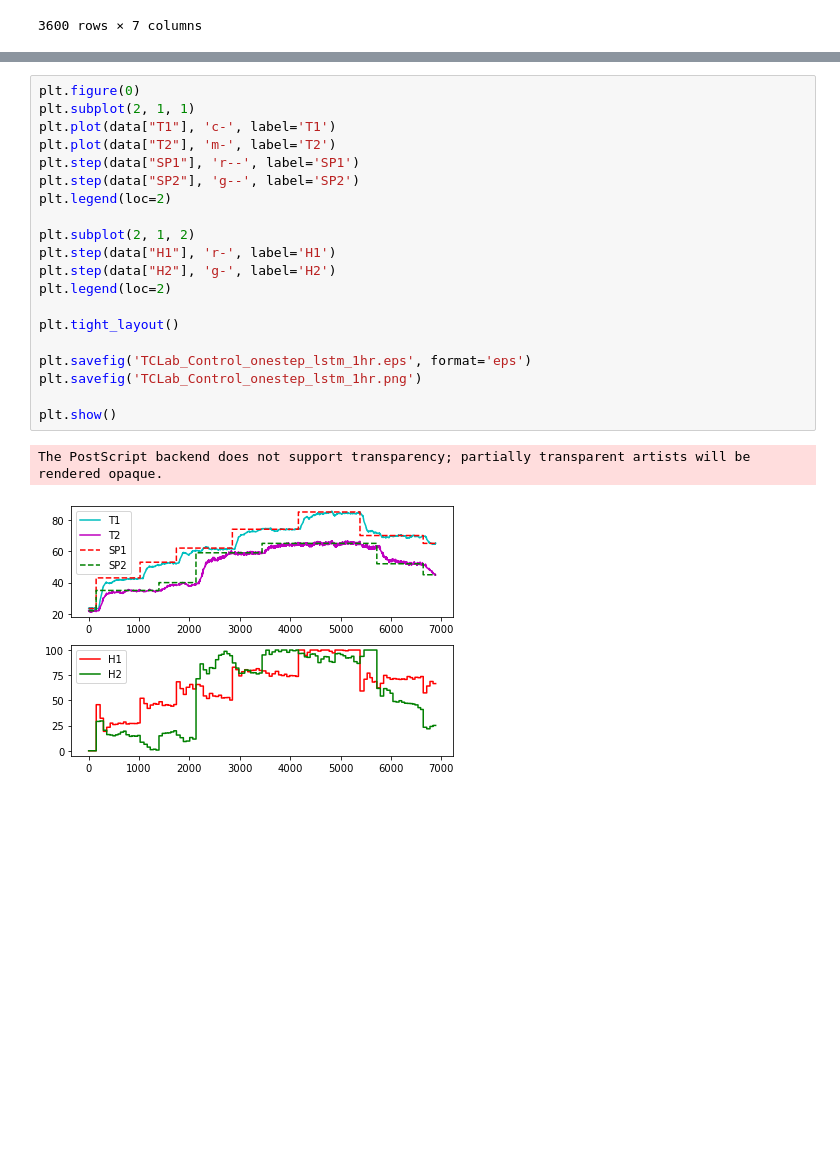
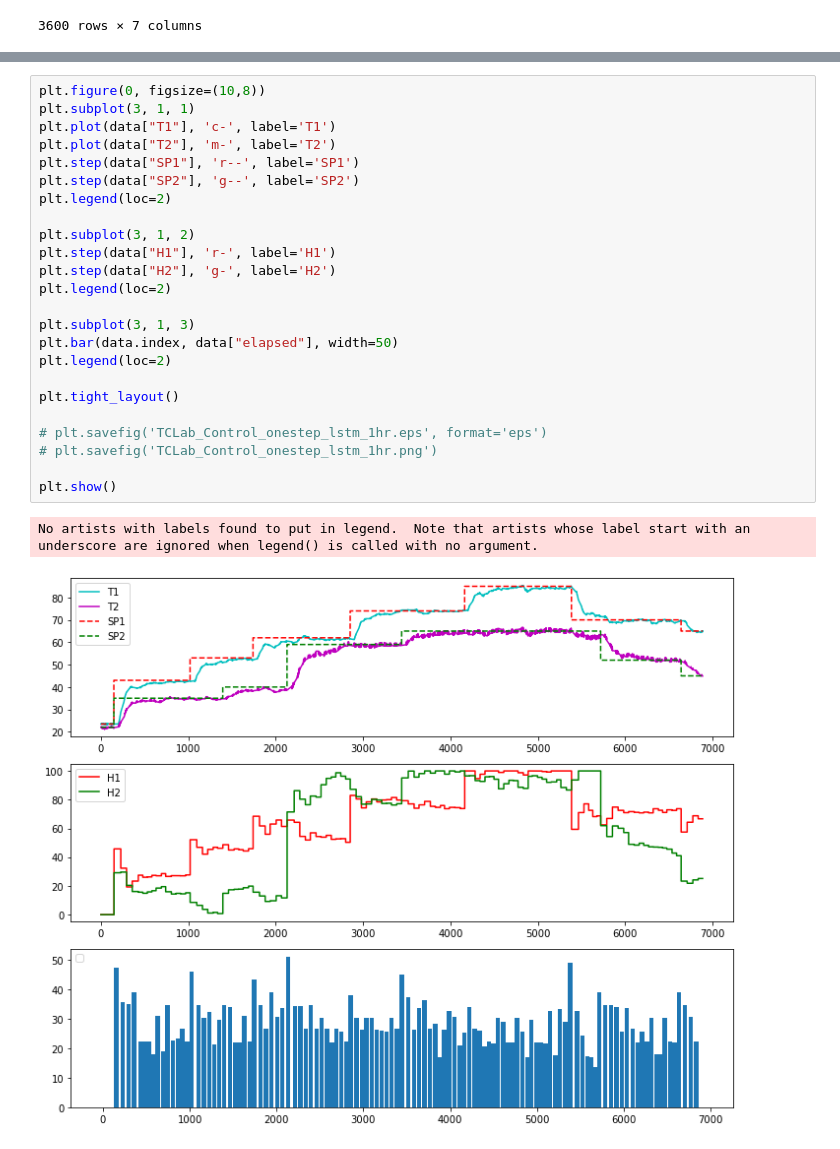
Before and after one commit to BYU-PRISM/Transformer_MPC, a Jupyter notebook: 02_Surrogate/TCLab/03_TCLab_Controllers/plot_with_shifted_index.ipynb, the cells around one changed output, grey strips where cells are left out. Saved outputs shown, nothing was run; the diff lists cells and outputs as text; blank space fills up the shorter version.

Commit message:
plot updated

```diff
--- a/02_Surrogate/TCLab/03_TCLab_Controllers/plot_with_shifted_index.ipynb
+++ b/02_Surrogate/TCLab/03_TCLab_Controllers/plot_with_shifted_index.ipynb
@@ -44,26 +41,30 @@ data.set_index([pd.Index(ind)])
-# %%
-plt.figure(0)
-plt.subplot(2, 1, 1)
-plt.plot(data["T1"], 'c-', label='T1')
-plt.plot(data["T2"], 'm-', label='T2')
-plt.step(data["SP1"], 'r--', label='SP1')
-plt.step(data["SP2"], 'g--', label='SP2')
-plt.legend(loc=2)
-
-plt.subplot(2, 1, 2)
-plt.step(data["H1"], 'r-', label='H1')
-plt.step(data["H2"], 'g-', label='H2')
-plt.legend(loc=2)
-
-plt.tight_layout()
-
-plt.savefig('TCLab_Control_onestep_lstm_1hr.eps', format='eps')
-plt.savefig('TCLab_Control_onestep_lstm_1hr.png')
-
-plt.show()
-# %% [output]
-The PostScript backend does not support transparency; partially transparent artists will be rendered opaque.
-[figure, removed]
+# %%
+plt.figure(0, figsize=(10,8))
+plt.subplot(3, 1, 1)
+plt.plot(data["T1"], 'c-', label='T1')
+plt.plot(data["T2"], 'm-', label='T2')
+plt.step(data["SP1"], 'r--', label='SP1')
+plt.step(data["SP2"], 'g--', label='SP2')
+plt.legend(loc=2)
+
+plt.subplot(3, 1, 2)
+plt.step(data["H1"], 'r-', label='H1')
+plt.step(data["H2"], 'g-', label='H2')
+plt.legend(loc=2)
+
+plt.subplot(3, 1, 3)
+plt.bar(data.index, data["elapsed"], width=50)
+plt.legend(loc=2)
+
+plt.tight_layout()
+
+# plt.savefig('TCLab_Control_onestep_lstm_1hr.eps', format='eps')
+# plt.savefig('TCLab_Control_onestep_lstm_1hr.png')
+
+plt.show()
+# %% [output]
+No artists with labels found to put in legend.  Note that artists whose label start with an underscore are ignored when legend() is called with no argument.
+[figure, added]
 # %%
 plt.figure(0)
 plt.subplot(2, 1, 1)
```
Also changed, not shown: parts of 2 cells of this notebook.
